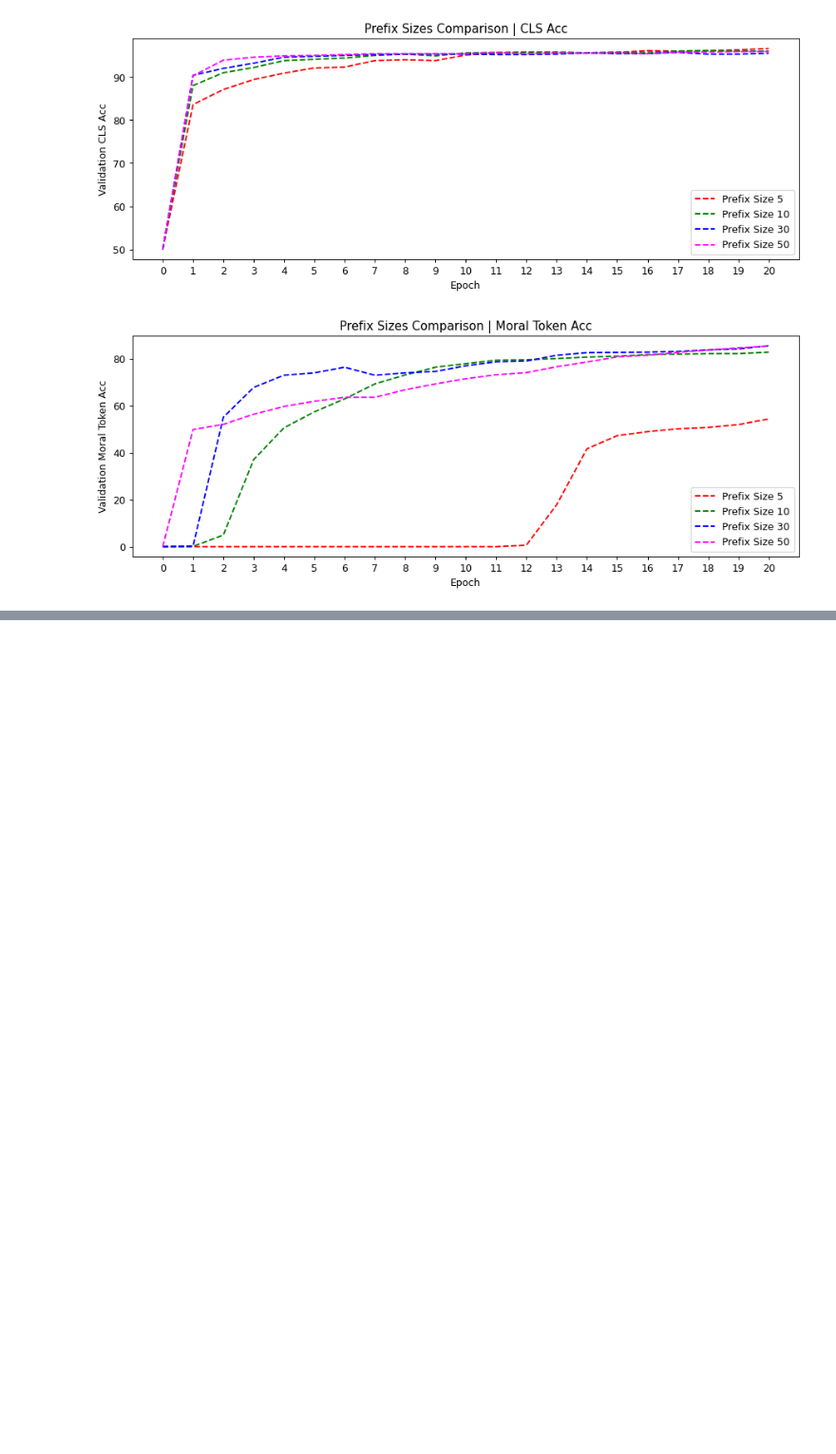
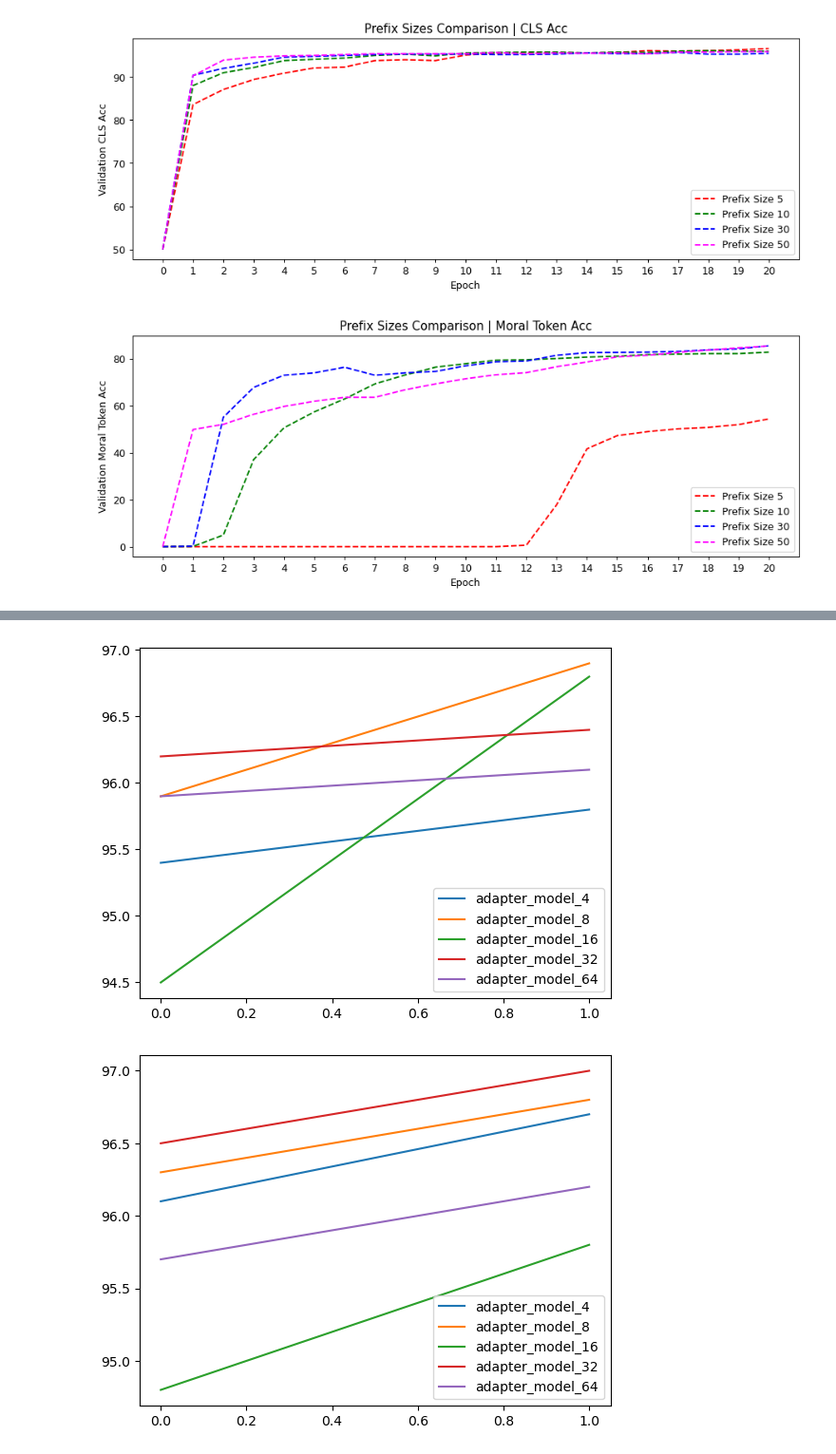
Before and after one commit to ZacheryFogg/ECS289G-Morality-Glasses, a Jupyter notebook: result_assets/plotting.ipynb, the cells around one changed output, grey strips where cells are left out. Shown at 95% size. Drawn from its saved outputs; the diff is of its cells as text; code cells hidden in the pictures; blank space fills up the shorter version.

```diff
--- a/result_assets/plotting.ipynb
+++ b/result_assets/plotting.ipynb
@@ -194,0 +237,29 @@ plt.show()
+# %%
+with open('../Roberta/results/L_A_training_run_results_2_epoch.json', 'r') as f:
+    r = json.load(f)
+
+e = list(range(2))
+for key in r.keys():
+    if 'adapter' in key:
+        plt.plot(e, r[key]['val_moral_token_accs'], label = key)
+
+plt.legend()
+plt.show()
+
+
+for key in r.keys():
+    if 'adapter' in key:
+        plt.plot(e, r[key]['val_cls_accs'], label = key)
+
+plt.legend()
+plt.show()
+
+for key in r.keys():
+    if 'adapter' in key:
+        plt.plot(e, r[key]['val_losses_cls'], label = key)
+
+plt.legend()
+plt.show()
+# %% [output]
+[figure, added]
+[figure, added]
```
Also changed, not shown: parts of 3 cells of this notebook, 7 other files.
